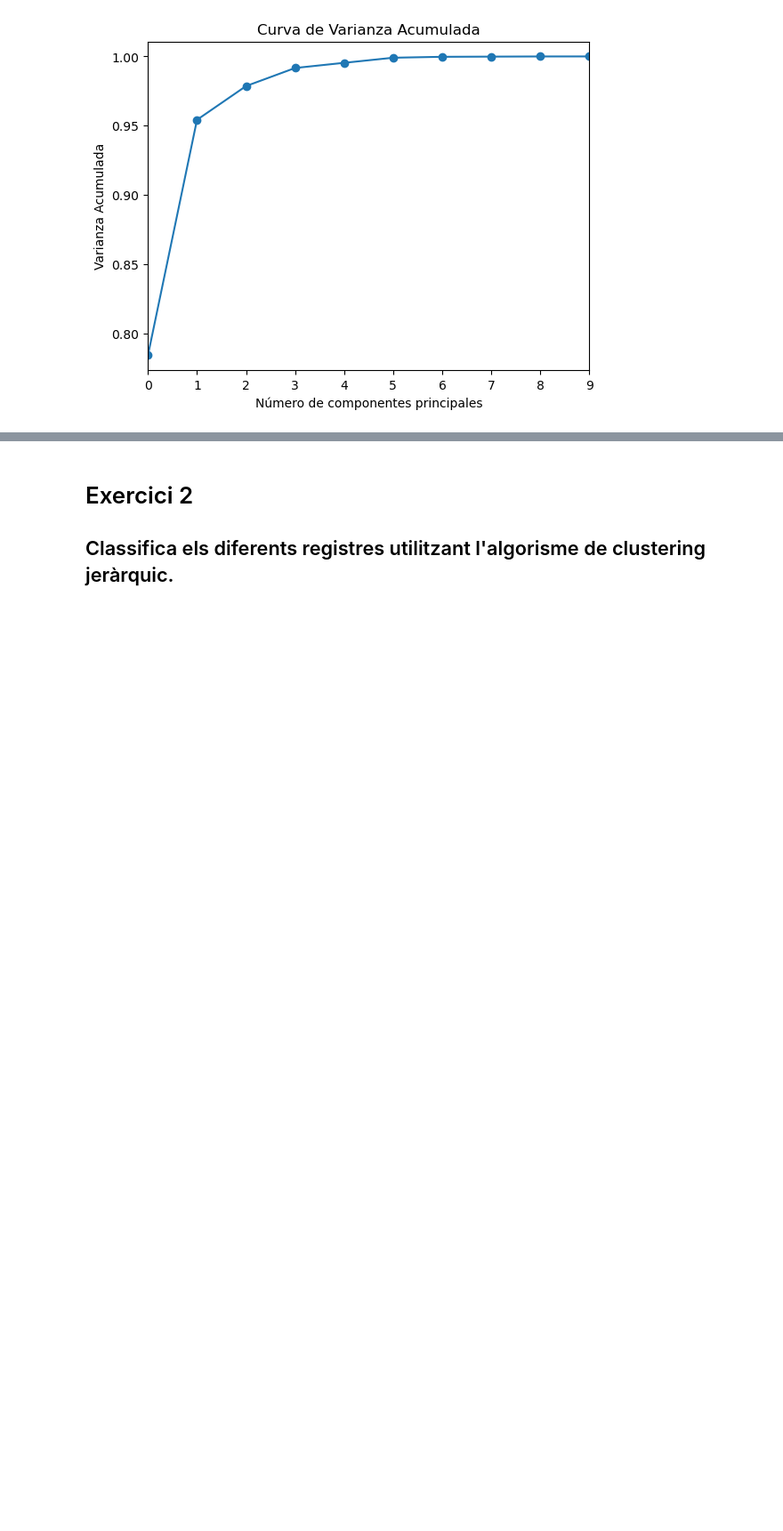
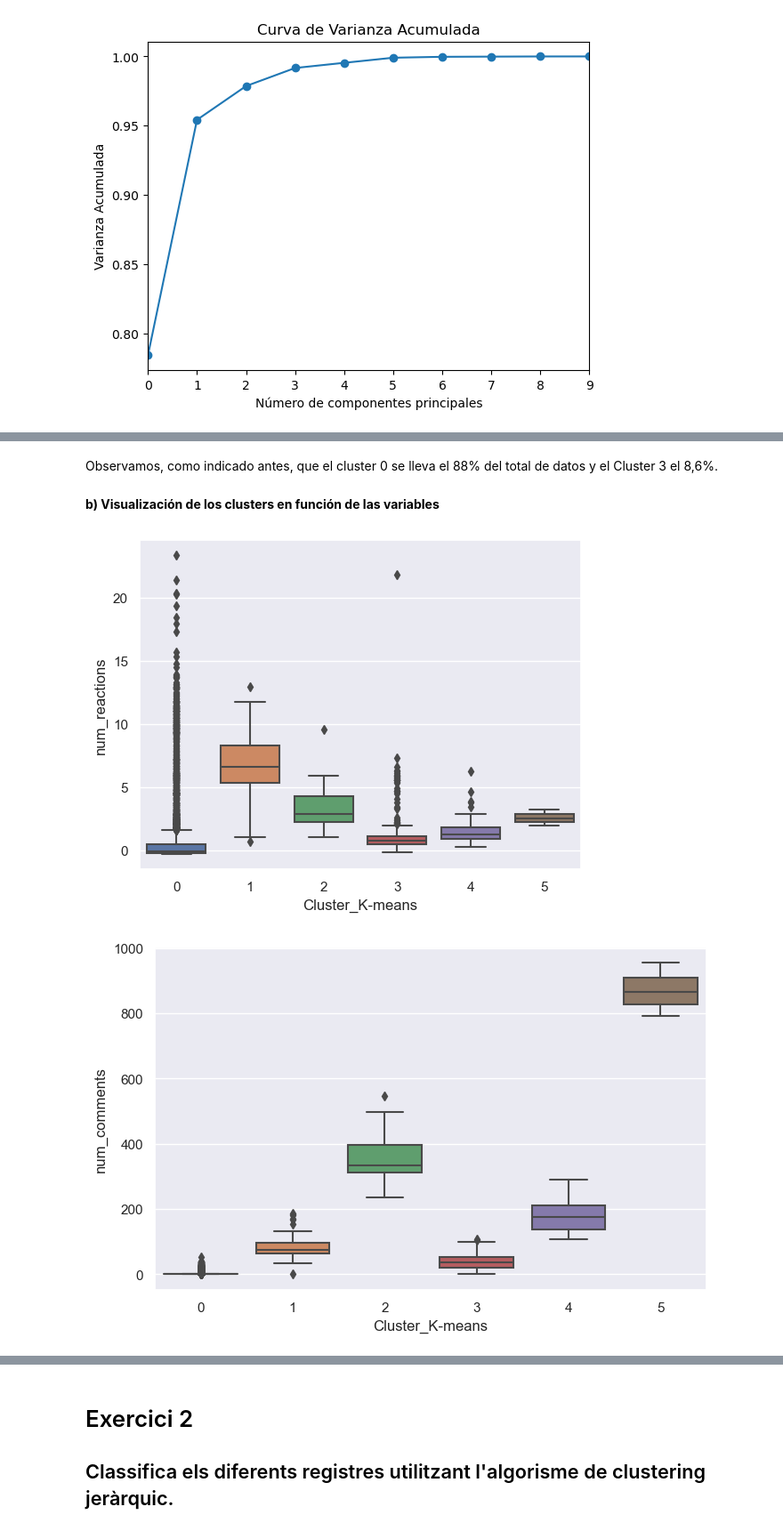
Before and after one commit to alpidegit/Sprint-8-estructures_Dataframe, a Jupyter notebook: M8 T01.ipynb, the cells around one changed output, grey strips where cells are left out. Shown at 89% size. Drawn from its saved outputs; the diff is of its cells as text; code cells hidden in the pictures; blank space fills up the shorter version.

```diff
--- a/M8 T01.ipynb
+++ b/M8 T01.ipynb
@@ -209,0 +336,14 @@ Número de componentes para conservar el 95% de la varianza es: 3
+# %% [markdown]
+Observamos, como indicado antes, que el cluster 0 se lleva el 88% del total de datos y el Cluster 3 el 8,6%.
+# %% [markdown]
+**b) Visualización de los clusters en función de las variables**
+# %%
+columns = df_cluster.columns[:-1]
+
+for i in columns:
+    plt.figure()
+    sns.set(rc={"figure.figsize":(8, 5)})
+    sns.boxplot(x= "Cluster_K-means", y=i, data=df_cluster)
+# %% [output]
+[figure, added]
+[figure, added]
```
Also changed, not shown: parts of 63 cells of this notebook.
